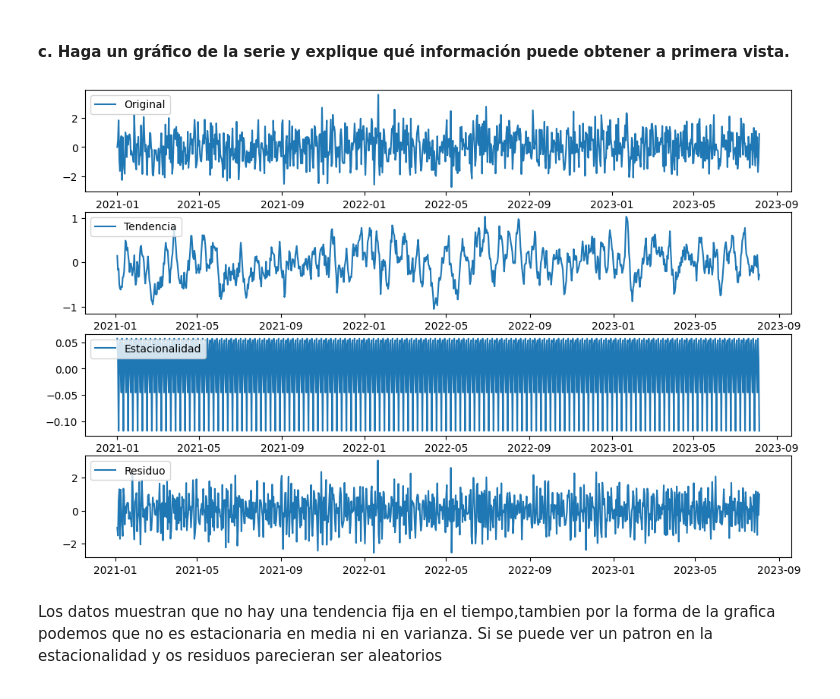
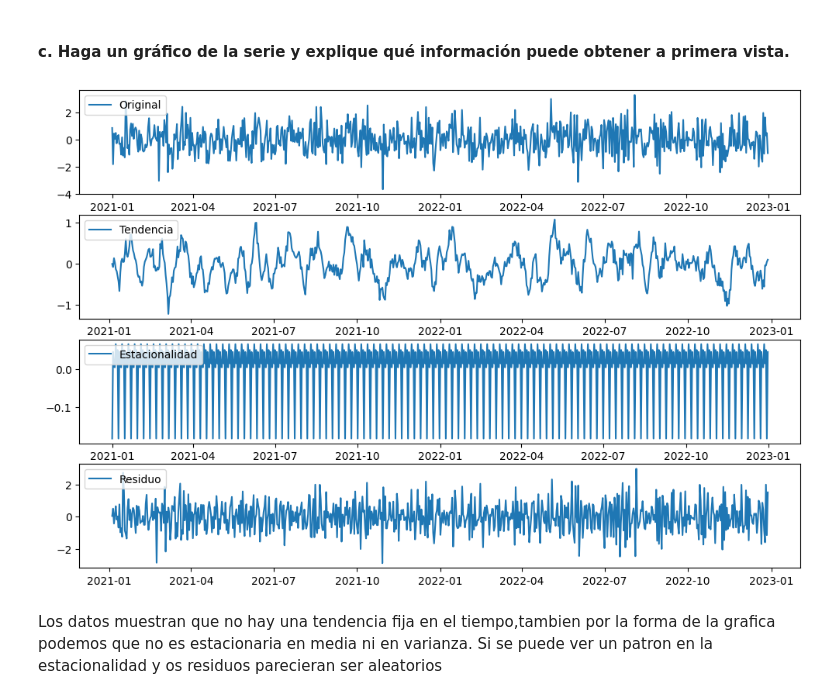
Before and after one commit to Daniel14gonc/Lab2_DS, a Jupyter notebook: lab2_PP.ipynb, the cells around one changed output. Saved outputs shown, nothing was run; the diff lists cells and outputs as text; code cells hidden in the pictures.

Commit message:
add : Prediccion Precios promedio
Co-authored-by: Daniel14gonc <Daniel14gonc@users.noreply.github.com>

```diff
--- a/lab2_PP.ipynb
+++ b/lab2_PP.ipynb
@@ -306,17 +306,17 @@ La frecuencia es diaria
 # %% [markdown]
 #### b. Haga un gráfico de la serie y explique qué información puede obtener a primera vista.
 # %%
-promedio_super = consumo[["Año", "Superior"]].copy()
-#promedio_super["FECHA"] = pd.to_datetime(promedio_super["FECHA"])
-#promedio_super.set_index("FECHA",inplace=True)
-promedio_super_train = promedio_super[promedio_super["Año"] <= 2020].copy()
-promedio_super_test = promedio_super[promedio_super["Año"] > 2020].copy()
+promedio_super = consumo[["FECHA", "Superior"]].copy()
+promedio_super["FECHA"] = pd.to_datetime(promedio_super["FECHA"])
+promedio_super.set_index("FECHA",inplace=True)
+promedio_super_train = promedio_super[promedio_super.index < "2023-01-01"].copy()
+promedio_super_test = promedio_super[promedio_super.index >= "2023-01-01"].copy()
 
-promedio_super.tail(50)
+#promedio_super_train.tail(50)
 
-# promedio_super_train.plot(figsize=(10, 10))
-# plt.xlabel('Timestamp')
-# plt.ylabel('Value')
-# plt.title('Serie de tiempo consumo de combustible diesel')
-# plt.show()
+promedio_super_train.plot(figsize=(10, 10))
+plt.xlabel('Timestamp')
+plt.ylabel('Value')
+plt.title('Serie de tiempo consumo de combustible diesel')
+plt.show()
 # %% [output]
@@ -343,32 +327,32 @@ A primera vista se puede observar que existe una tendencia a la alza en la serie
 #### c. Haga un gráfico de la serie y explique qué información puede obtener a primera vista.
 # %%
 # Crear un índice de fechas para la serie temporal (puedes omitir esta parte si ya tienes un DataFrame con fechas como índice)
-date_rng = pd.date_range(start=min(promedio_super.index), end=max(promedio_super.index), freq='D')
+date_rng = pd.date_range(start=min(promedio_super_train.index), end=max(promedio_super_train.index), freq='D')
 values = np.random.randn(len(date_rng))  # Valores aleatorios para el ejemplo
 
 # Crear el DataFrame con la serie temporal
 ts_df = pd.DataFrame(values, index=date_rng, columns=['Value'])
 
 # Realizar la descomposición
 result = seasonal_decompose(ts_df['Value'], model='additive', period=7)  # Puedes cambiar 'additive' a 'multiplicative' según la naturaleza de la estacionalidad
 
 # Visualizar los componentes
 plt.figure(figsize=(12, 8))
 plt.subplot(4, 1, 1)
 plt.plot(ts_df['Value'], label='Original')
 plt.legend(loc='upper left')
 plt.subplot(4, 1, 2)
 plt.plot(result.trend, label='Tendencia')
 plt.legend(loc='upper left')
 plt.subplot(4, 1, 3)
 plt.plot(result.seasonal, label='Estacionalidad')
 plt.legend(loc='upper left')
 plt.subplot(4, 1, 4)
 plt.plot(result.resid, label='Residuo')
 plt.legend(loc='upper left')
 plt.show()
 # %% [output]
-[figure, old version]
+[figure, new version]
 # %% [markdown]
 Los datos muestran que no hay una tendencia fija en el tiempo,tambien por la forma de la grafica podemos que no es estacionaria en media ni en varianza. Si se puede ver un patron en la estacionalidad y os residuos parecieran ser aleatorios
 # %% [markdown]
```
Also changed, not shown: parts of 26 cells of this notebook, 2 other files.
